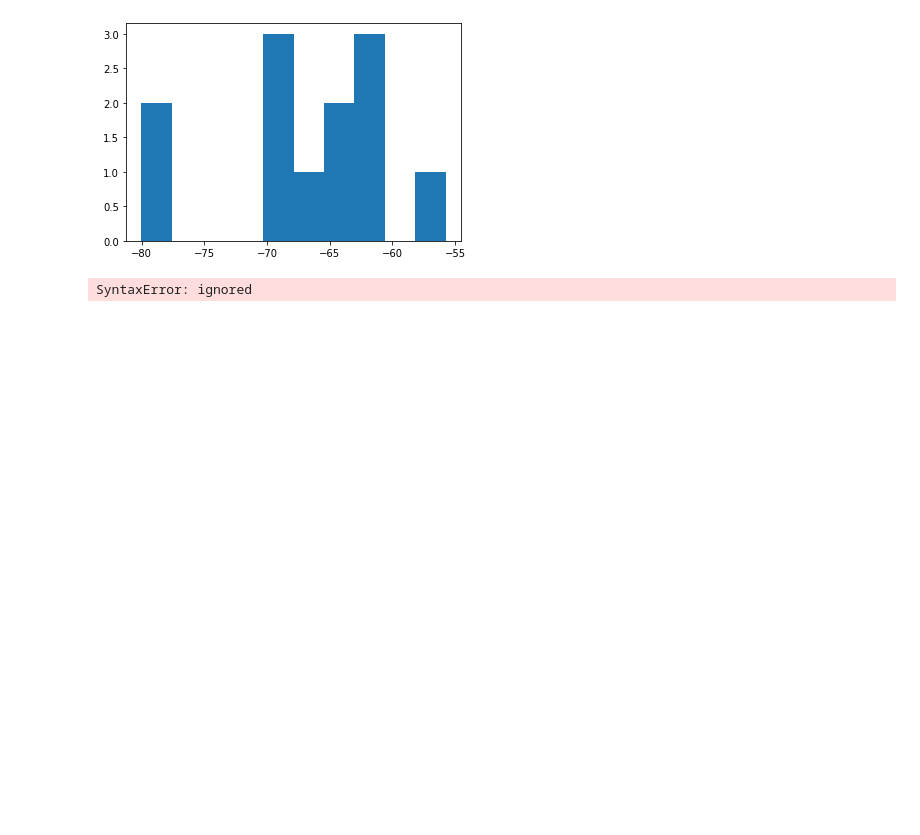
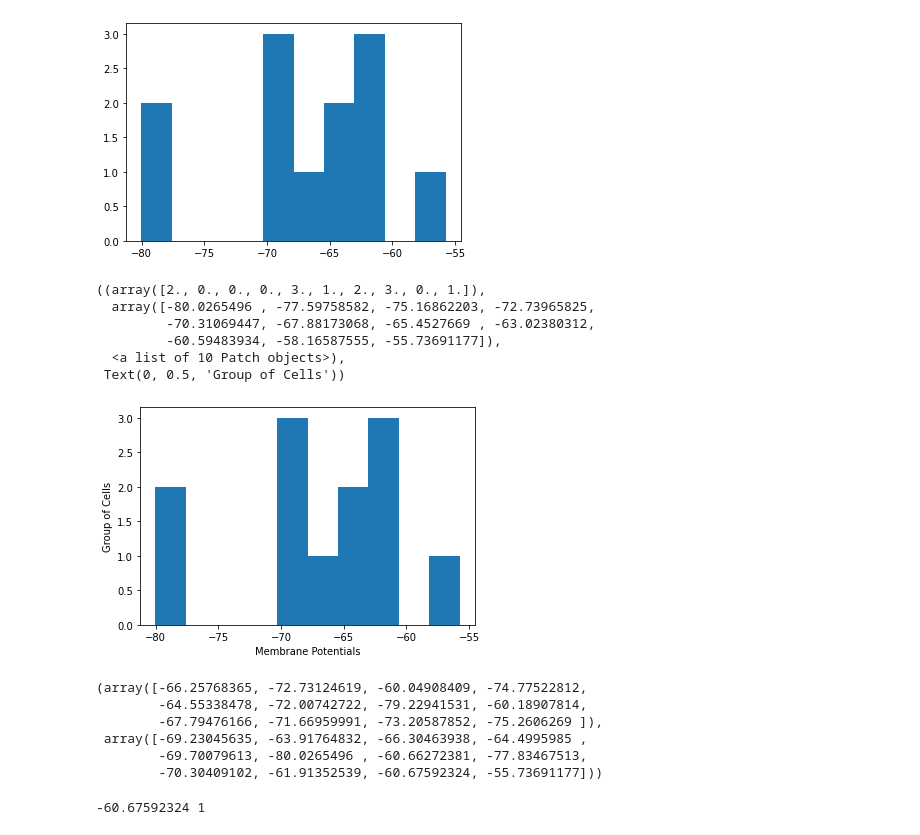
Before and after one commit to zoyaholin/Neur265HOLIN, a Jupyter notebook: coding_homework_1.ipynb, the cells around one changed output. Drawn from its saved outputs; the diff is of its cells as text; code cells hidden in the pictures; blank space fills up the shorter version.

```diff
--- a/coding_homework_1.ipynb
+++ b/coding_homework_1.ipynb
@@ -162,9 +161,14 @@ plt.hist(data2)
 [figure]
 # %%
 #Labelling the axis for histogram for data2
-plt.hist(data2)
-plt.xlabel(Membrane Potentials), plt.ylabel(Group of Cells)
+plt.hist(data2), plt.xlabel('Membrane Potentials') and plt.ylabel('Group of Cells')
 # %% [output]
-SyntaxError: ignored
+((array([2., 0., 0., 0., 3., 1., 2., 3., 0., 1.]),
+  array([-80.0265496 , -77.59758582, -75.16862203, -72.73965825,
+         -70.31069447, -67.88173068, -65.4527669 , -63.02380312,
+         -60.59483934, -58.16587555, -55.73691177]),
+  <a list of 10 Patch objects>),
+ Text(0, 0.5, 'Group of Cells'))
+[figure, added]
 # %%
 #Observing differences between data sets
@@ -171,0 +176,16 @@ Data set 1 seems to have a lot lower resting membrane potentials than data set 2
+# %%
+#Creating data set 3
+data3= (data1, data2)
+data3
+# %% [output]
+(array([-66.25768365, -72.73124619, -60.04908409, -74.77522812,
+        -64.55338478, -72.00742722, -79.22941531, -60.18907814,
+        -67.79476166, -71.66959991, -73.20587852, -75.2606269 ]),
+ array([-69.23045635, -63.91764832, -66.30463938, -64.4995985 ,
+        -69.70079613, -80.0265496 , -60.66272381, -77.83467513,
+        -70.30409102, -61.91352539, -60.67592324, -55.73691177]))
+# %%
+#Printing last two elements of data2
+print(data3[-1][-2],[1][0])
+# %% [output]
+-60.67592324 1
```
Also changed, not shown: parts of 6 cells of this notebook.
